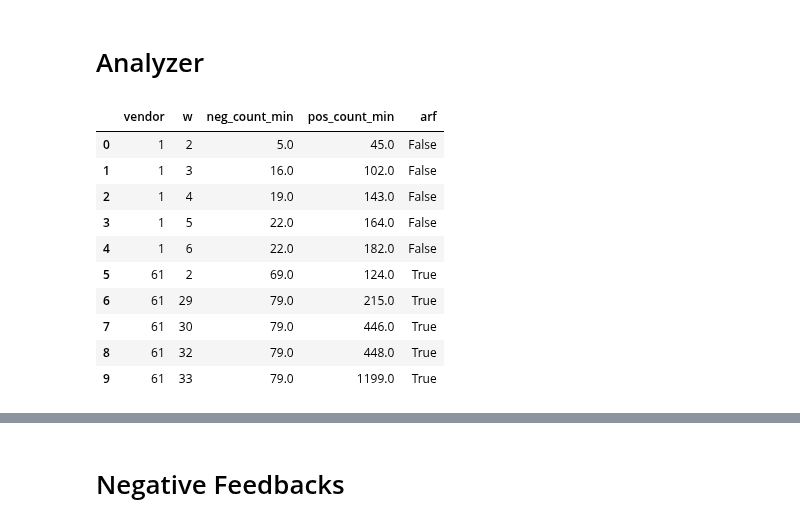
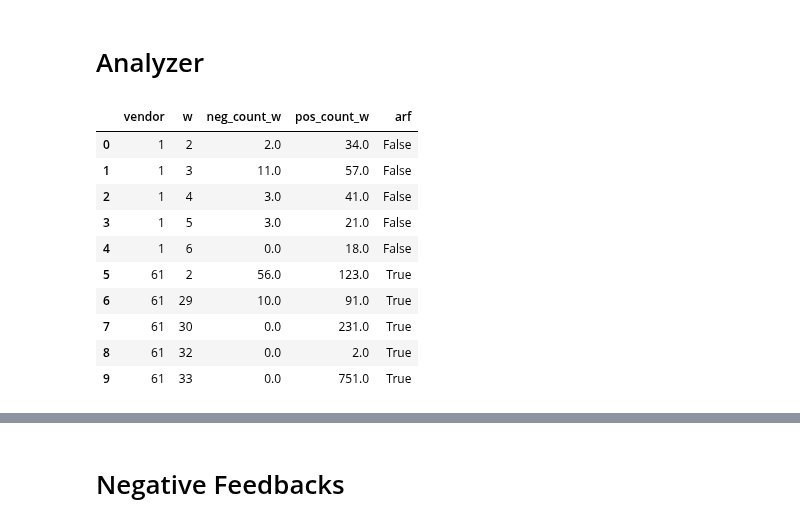
Before and after one commit to jossl95/ARF, a Jupyter notebook: Analyzer.ipynb, the cells around one changed output, grey strips where cells are left out. Saved outputs shown, nothing was run; the diff lists cells and outputs as text; code cells hidden in the pictures.

```diff
--- a/Analyzer.ipynb
+++ b/Analyzer.ipynb
@@ -35,21 +35,21 @@ df = df.merge(df.groupby('vendor')['me_min'].min().rename('me'), on = 'vendor')
 # %%
 df = df.rename(columns= {'international_shipment_count_w': 'int_shipment_count_w', 'international_shipment': 'int_shipment'})
 # %%
-cols = ['vendor', 'w', 'neg_count_min', 'pos_count_min', 'arf']
+cols = ['vendor', 'w', 'neg_count_w', 'pos_count_w', 'arf']
 container = []
 for vendor in [1, 61]:
     container.append(df.loc[df['vendor'] == vendor, cols].head())
 
 pd.concat(container).reset_index(drop = True)
 # %% [output]
-|  | vendor | w | neg_count_min | pos_count_min | arf |
-| 0 | 1 | 2 | 5.0 | 45.0 | False |
-| 1 | 1 | 3 | 16.0 | 102.0 | False |
-| 2 | 1 | 4 | 19.0 | 143.0 | False |
-| 3 | 1 | 5 | 22.0 | 164.0 | False |
-| 4 | 1 | 6 | 22.0 | 182.0 | False |
-| 5 | 61 | 2 | 69.0 | 124.0 | True |
-| 6 | 61 | 29 | 79.0 | 215.0 | True |
-| 7 | 61 | 30 | 79.0 | 446.0 | True |
-| 8 | 61 | 32 | 79.0 | 448.0 | True |
-| 9 | 61 | 33 | 79.0 | 1199.0 | True |
+|  | vendor | w | neg_count_w | pos_count_w | arf |
+| 0 | 1 | 2 | 2.0 | 34.0 | False |
+| 1 | 1 | 3 | 11.0 | 57.0 | False |
+| 2 | 1 | 4 | 3.0 | 41.0 | False |
+| 3 | 1 | 5 | 3.0 | 21.0 | False |
+| 4 | 1 | 6 | 0.0 | 18.0 | False |
+| 5 | 61 | 2 | 56.0 | 123.0 | True |
+| 6 | 61 | 29 | 10.0 | 91.0 | True |
+| 7 | 61 | 30 | 0.0 | 231.0 | True |
+| 8 | 61 | 32 | 0.0 | 2.0 | True |
+| 9 | 61 | 33 | 0.0 | 751.0 | True |
```
Also changed, not shown: parts of 28 cells of this notebook, 2 other files.
